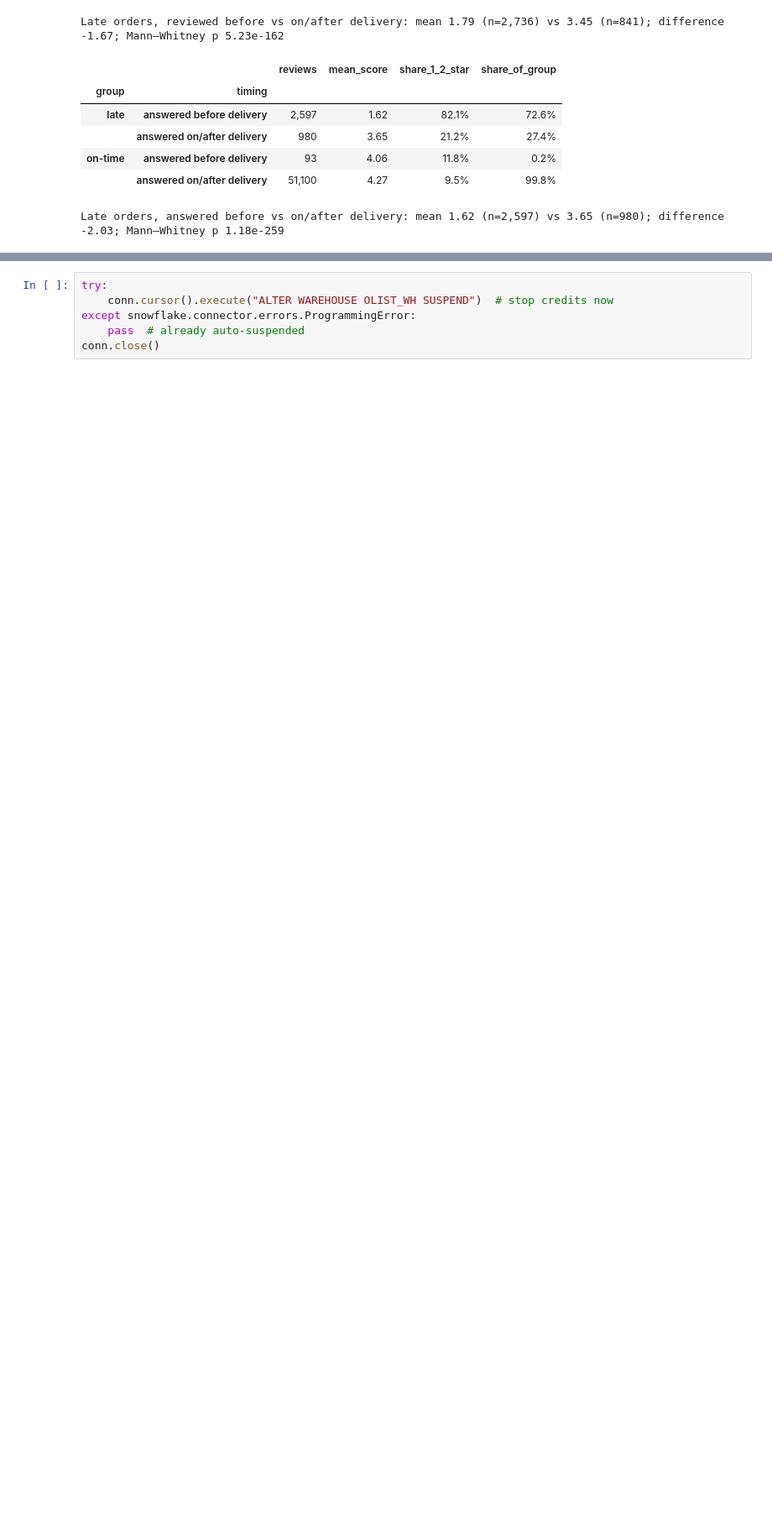
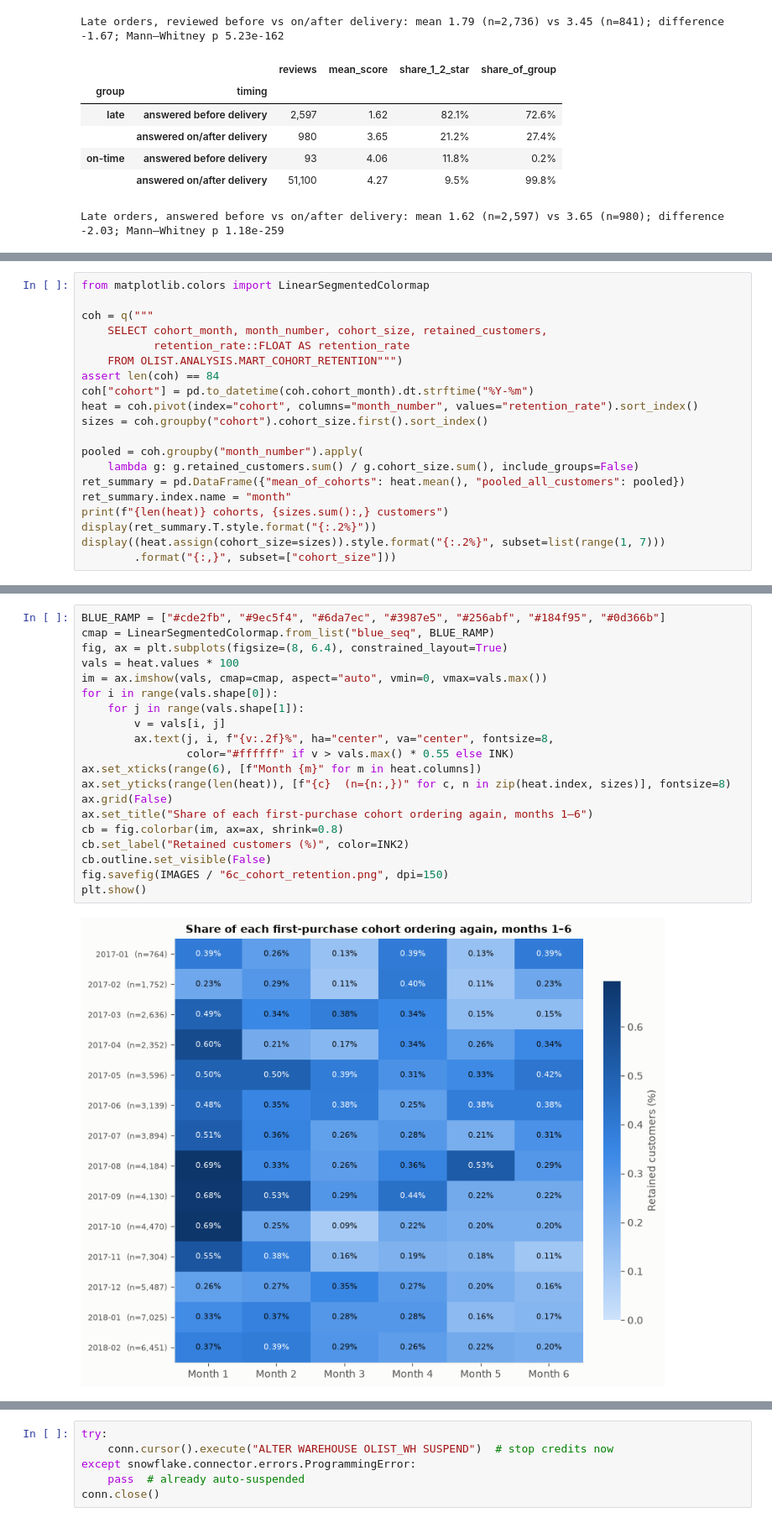
Before and after one commit to DevarshiDave1120-cmd/olist-marketplace-operations-analytics, a Jupyter notebook: notebooks/olist_analysis.ipynb, the cells around one changed output, grey strips where cells are left out. Shown at 84% size. Cells and saved outputs as stored; diff of their text form; blank space fills up the shorter version.

Commit message:
Step 6c: retention, reconciliation and cost-to-serve analysis
Co-Authored-By: Claude Opus 5.5 <noreply@anthropic.com>

```diff
--- a/notebooks/olist_analysis.ipynb
+++ b/notebooks/olist_analysis.ipynb
@@ -531,0 +538,20 @@ Late orders, answered before vs on/after delivery: mean 1.62 (n=2,597) vs 3.65 (
+# %%
+from matplotlib.colors import LinearSegmentedColormap
+
+coh = q("""
+    SELECT cohort_month, month_number, cohort_size, retained_customers,
+           retention_rate::FLOAT AS retention_rate
+    FROM OLIST.ANALYSIS.MART_COHORT_RETENTION""")
+assert len(coh) == 84
+coh["cohort"] = pd.to_datetime(coh.cohort_month).dt.strftime("%Y-%m")
+heat = coh.pivot(index="cohort", columns="month_number", values="retention_rate").sort_index()
+sizes = coh.groupby("cohort").cohort_size.first().sort_index()
+
+pooled = coh.groupby("month_number").apply(
+    lambda g: g.retained_customers.sum() / g.cohort_size.sum(), include_groups=False)
+ret_summary = pd.DataFrame({"mean_of_cohorts": heat.mean(), "pooled_all_customers": pooled})
+ret_summary.index.name = "month"
+print(f"{len(heat)} cohorts, {sizes.sum():,} customers")
+display(ret_summary.T.style.format("{:.2%}"))
+display((heat.assign(cohort_size=sizes)).style.format("{:.2%}", subset=list(range(1, 7)))
+        .format("{:,}", subset=["cohort_size"]))
@@ -531,0 +579,22 @@ Late orders, answered before vs on/after delivery: mean 1.62 (n=2,597) vs 3.65 (
+# %%
+BLUE_RAMP = ["#cde2fb", "#9ec5f4", "#6da7ec", "#3987e5", "#256abf", "#184f95", "#0d366b"]
+cmap = LinearSegmentedColormap.from_list("blue_seq", BLUE_RAMP)
+fig, ax = plt.subplots(figsize=(8, 6.4), constrained_layout=True)
+vals = heat.values * 100
+im = ax.imshow(vals, cmap=cmap, aspect="auto", vmin=0, vmax=vals.max())
+for i in range(vals.shape[0]):
+    for j in range(vals.shape[1]):
+        v = vals[i, j]
+        ax.text(j, i, f"{v:.2f}%", ha="center", va="center", fontsize=8,
+                color="#ffffff" if v > vals.max() * 0.55 else INK)
+ax.set_xticks(range(6), [f"Month {m}" for m in heat.columns])
+ax.set_yticks(range(len(heat)), [f"{c}  (n={n:,})" for c, n in zip(heat.index, sizes)], fontsize=8)
+ax.grid(False)
+ax.set_title("Share of each first-purchase cohort ordering again, months 1–6")
+cb = fig.colorbar(im, ax=ax, shrink=0.8)
+cb.set_label("Retained customers (%)", color=INK2)
+cb.outline.set_visible(False)
+fig.savefig(IMAGES / "6c_cohort_retention.png", dpi=150)
+plt.show()
+# %% [output]
+[figure, added]
```
Also changed, not shown: parts of 9 cells of this notebook, 4 other files.
